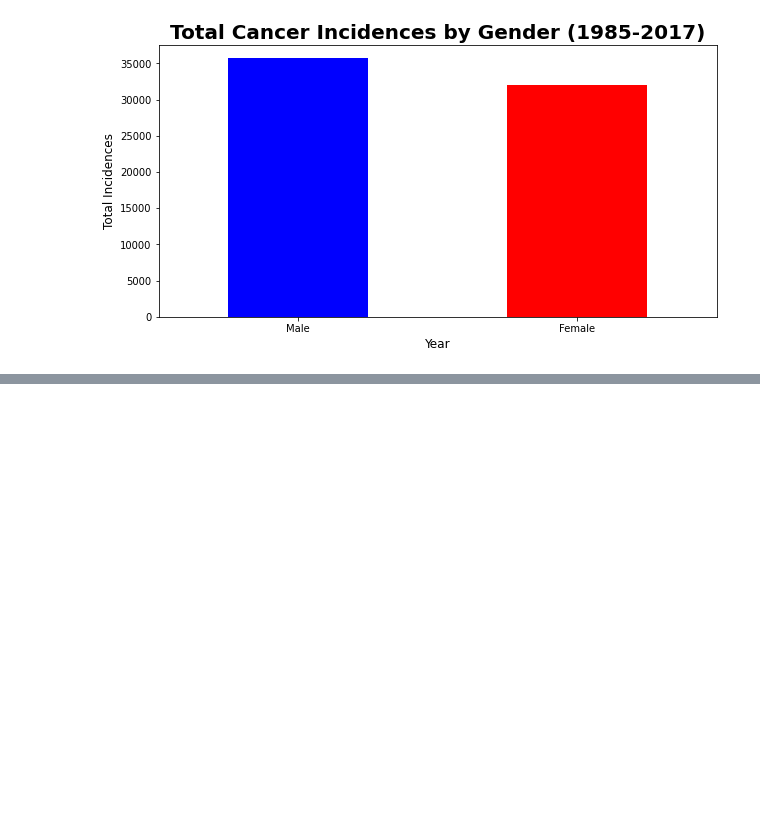
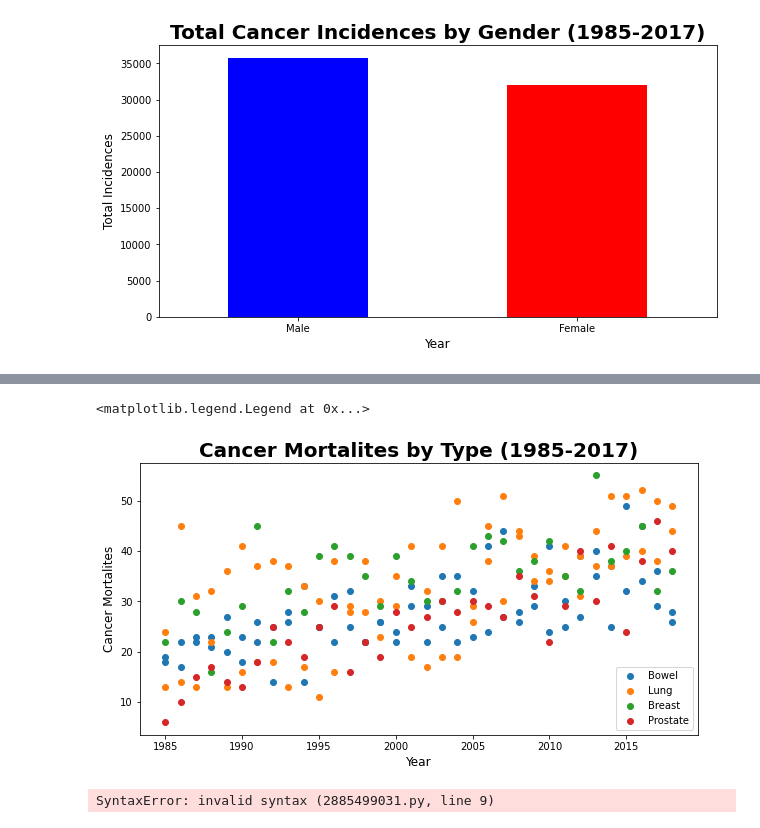
Before and after one commit to RowanSakoulas/data_project, a Jupyter notebook: cancer2.ipynb, the cells around one changed output, grey strips where cells are left out. Saved outputs shown, nothing was run; the diff lists cells and outputs as text; code cells hidden in the pictures; blank space fills up the shorter version.

```diff
--- a/cancer2.ipynb
+++ b/cancer2.ipynb
@@ -163,0 +207,43 @@ ValueError: All arrays must be of the same length
+# %%
+#removing the sex labelled as 'person' to decrease data ambiguity
+cancer_male_female_mortality = cancer_data[cancer_data['IncidenceMortality_Sex'].isin(['Mortality Male', 'Mortality Female'])]
+
+#removing cancer from 'All sites' again to decrease ambiguity
+cancer_mortalities = cancer_male_female_mortality[cancer_male_female_mortality["CancerType"].str.contains("All sites C00-C96 excl C44") == False]
+
+#plotting bowel cancer
+bowel_mortalities = cancer_mortalities[cancer_mortalities["CancerType"].isin(["Bowel C18-C20"])]
+lung_mortalities = cancer_mortalities[cancer_mortalities["CancerType"].isin(["Lung C33, C34"])]
+breast_mortalities = cancer_mortalities[cancer_mortalities["CancerType"].isin(["Breast C50"])]
+prostate_mortalities = cancer_mortalities[cancer_mortalities["CancerType"].isin(["Prostate C61"])]
+
+plt.scatter(bowel_mortalities.year, bowel_mortalities.NumberOfCases)
+plt.scatter(lung_mortalities.year, lung_mortalities.NumberOfCases)
+plt.scatter(breast_mortalities.year, breast_mortalities.NumberOfCases)
+plt.scatter(prostate_mortalities.year, prostate_mortalities.NumberOfCases)
+plt.xlabel('Year', fontsize = 12)
+plt.ylabel('Cancer Mortalites', fontsize = 12)
+plt.title('Cancer Mortalites by Type (1985-2017)', fontsize = 20, fontweight = "bold")
+plt.legend(['Bowel', 'Lung', 'Breast', 'Prostate'])
+# %% [output]
+<matplotlib.legend.Legend at 0x...>
+[figure, added]
+# %%
+#making bowel mortalities list by gender
+bowel_mortalities_male = bowel_mortalities[bowel_mortalities["sex"].isin(["Male"])]
+bowel_mortalities_malesum = bowel_mortalities_male['NumberOfCases'].sum()
+
+bowel_mortalities_female = bowel_mortalities[bowel_mortalities["sex"].isin(["Female"])]
+bowel_mortalities_femalesum = bowel_mortalities_female['NumberOfCases'].sum()
+
+#doing box plot
+mortality_everyone = cancer_data[cancer_data['IncidenceMortality_Sex'].isin(['Mortality Male']).(['Mortality Female'])]
+
+mortality_everyone.head()
+
+
+
+plt.xlabel('Cancer Mortalites', fontsize = 12)
+plt.title('Cancer Mortalites by Type (1985-2017)', fontsize = 20, fontweight = "bold")
+# %% [output]
+SyntaxError: invalid syntax (2885499031.py, line 9)
```
Also changed, not shown: parts of 4 cells of this notebook.
